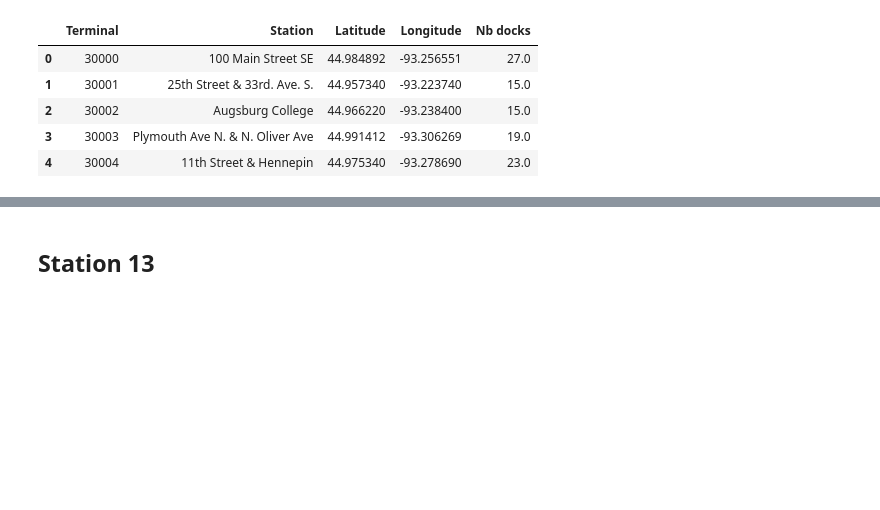
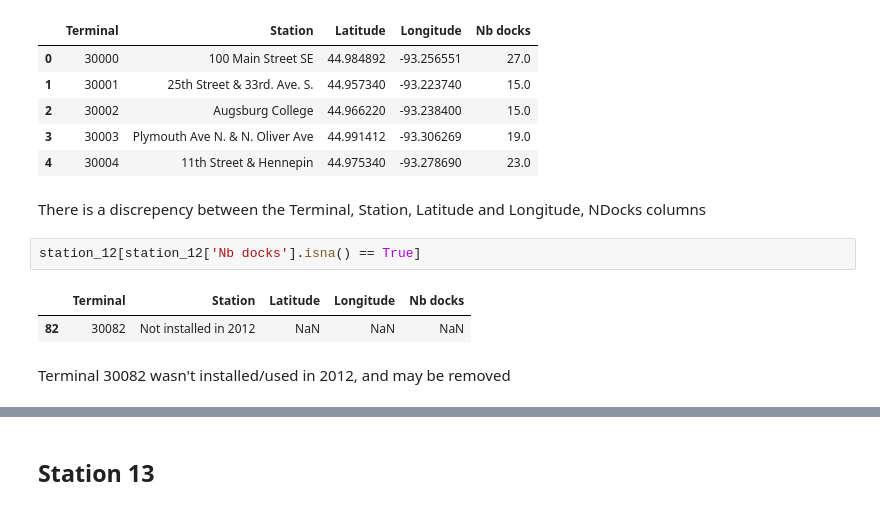
Before and after one commit to SethDKelly/NiceRideMN, a Jupyter notebook: NR_Station_Cleaning.ipynb, the cells around one changed output, grey strips where cells are left out. Cells and saved outputs as stored; diff of their text form; blank space fills up the shorter version.

Commit message:
Renamed and cleaned station data

```diff
--- a/StationDataInfoHead.ipynb
+++ b/NR_Station_Cleaning.ipynb
@@ -99,3 +102,12 @@ memory usage: 5.8+ KB
 | 2 | 30002 | Augsburg College | 44.966220 | -93.238400 | 15.0 |
 | 3 | 30003 | Plymouth Ave N. & N. Oliver Ave | 44.991412 | -93.306269 | 19.0 |
 | 4 | 30004 | 11th Street & Hennepin | 44.975340 | -93.278690 | 23.0 |
+# %% [markdown]
+There is a discrepency between the Terminal, Station, Latitude and Longitude, NDocks columns
+# %%
+station_12[station_12['Nb docks'].isna() == True]
+# %% [output]
+|  | Terminal | Station | Latitude | Longitude | Nb docks |
+| 82 | 30082 | Not installed in 2012 | NaN | NaN | NaN |
+# %% [markdown]
+Terminal 30082 wasn't installed/used in 2012, and may be removed
```
Also changed, not shown: parts of 25 cells of this notebook, 1 other file.
